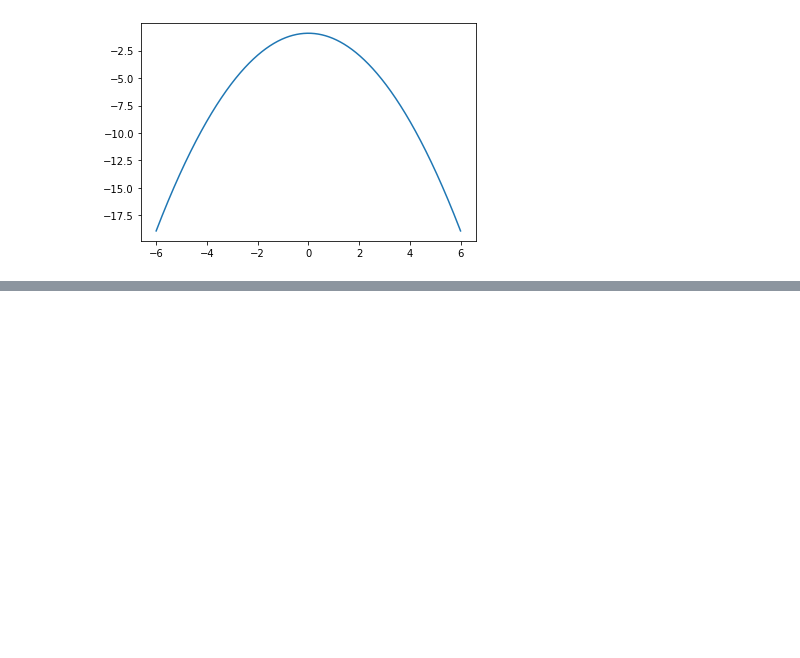
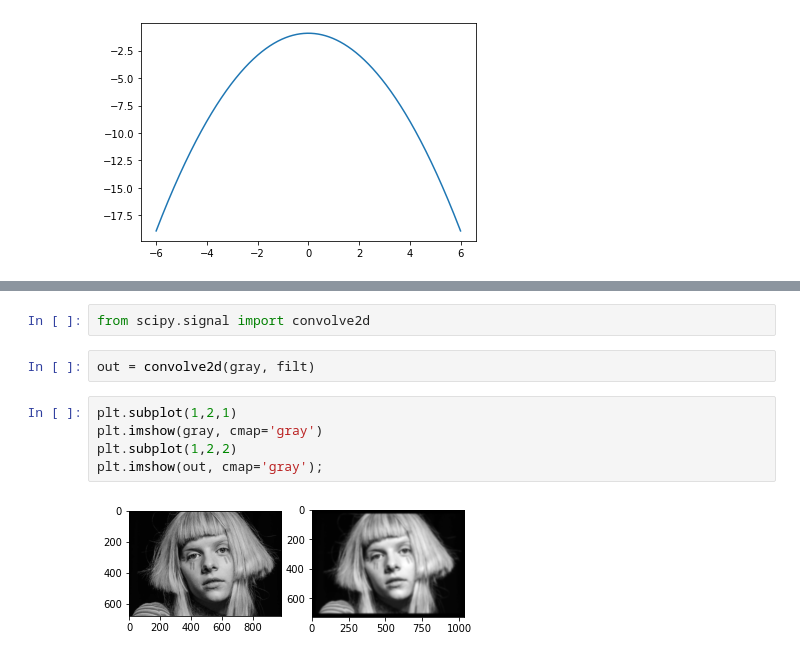
Before and after one commit to VHugoBarnes/machine-learning-practice, a Jupyter notebook: numpy-stack/scipy-tutorial.ipynb, the cells around one changed output, grey strips where cells are left out. Saved outputs shown, nothing was run; the diff lists cells and outputs as text; blank space fills up the shorter version.

```diff
--- a/numpy-stack/scipy-tutorial.ipynb
+++ b/numpy-stack/scipy-tutorial.ipynb
@@ -27,0 +60,11 @@ plt.plot(x, logfx);
+# %%
+from scipy.signal import convolve2d
+# %%
+out = convolve2d(gray, filt)
+# %%
+plt.subplot(1,2,1)
+plt.imshow(gray, cmap='gray')
+plt.subplot(1,2,2)
+plt.imshow(out, cmap='gray');
+# %% [output]
+[figure, added]
```
Also changed, not shown: parts of 10 cells of this notebook, 1 other file.
